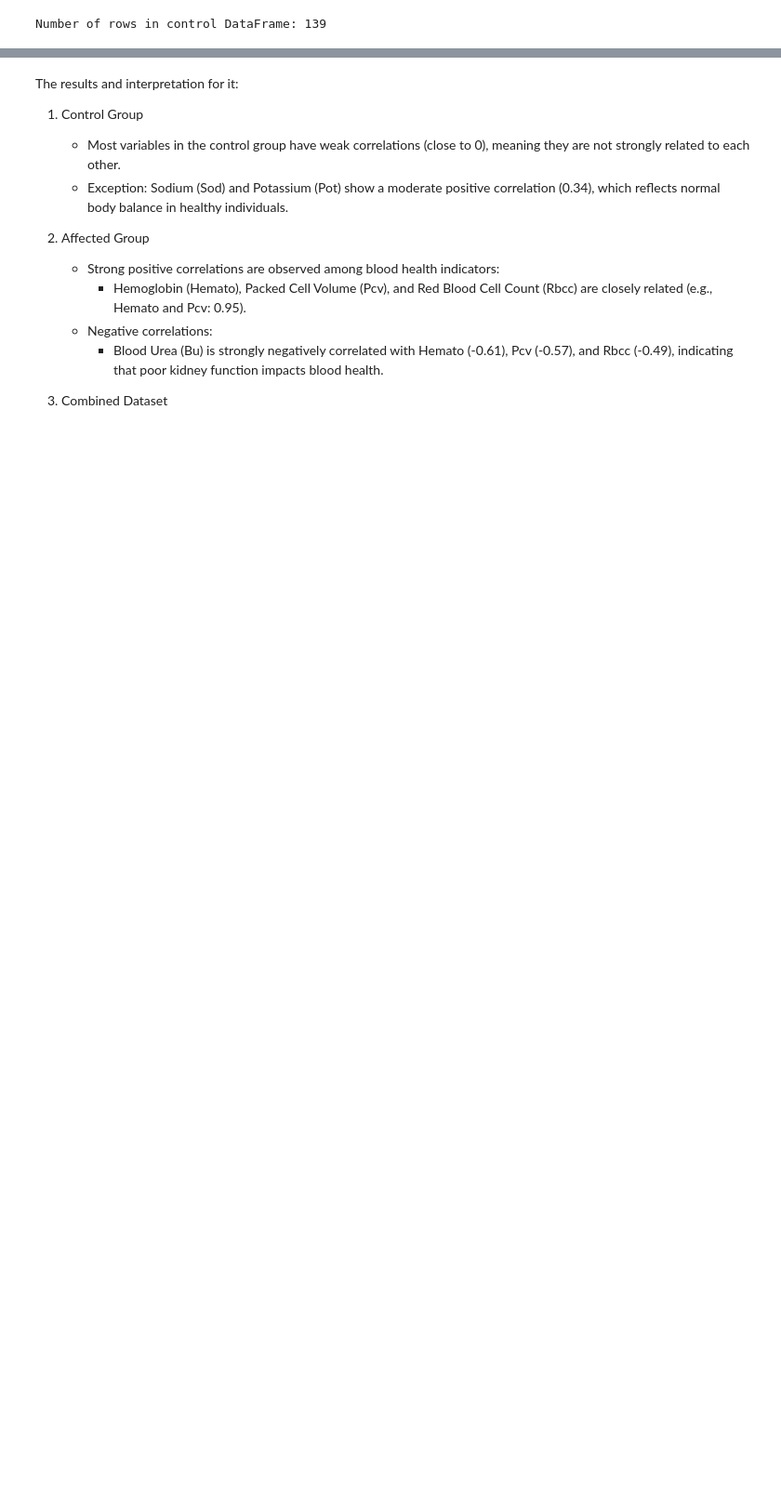
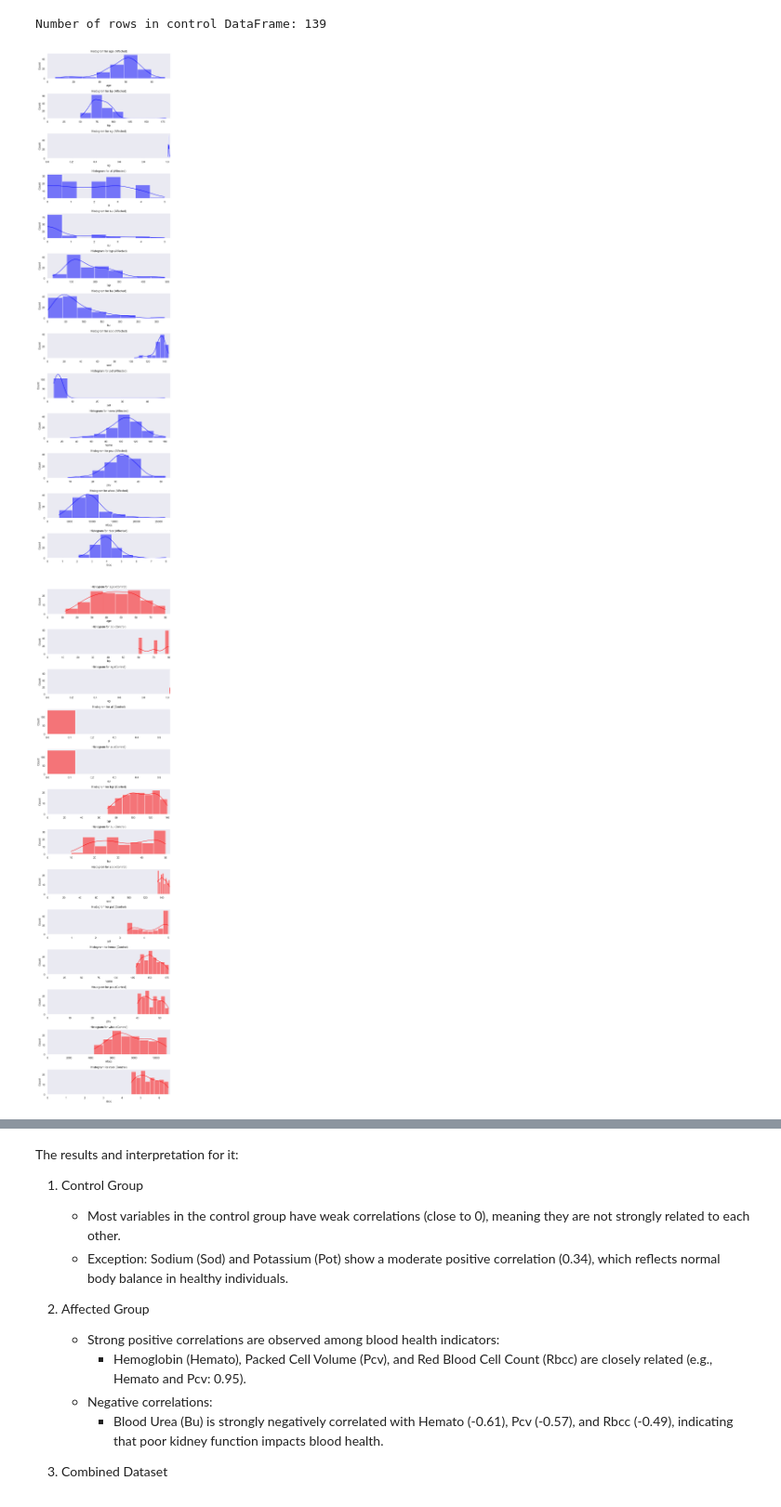
Before and after one commit to Islake/KoneOppiminen, a Jupyter notebook: tasks/DataPreprocessing.ipynb, the cells around one changed output, grey strips where cells are left out. Shown at 93% size. Drawn from its saved outputs; the diff is of its cells as text; code cells hidden in the pictures; blank space fills up the shorter version.

Commit message:
Histograms

```diff
--- a/tasks/DataPreprocessing.ipynb
+++ b/tasks/DataPreprocessing.ipynb
@@ -131,3 +131,38 @@ Control Individuals DataFrame:
 | 137 | 17.0 | 60.0 | 1.025 | 0.0 | 0.0 | 114.0 | 50.0 | 135.0 | 4.9 | 142.0 | 51.0 | ... |
 | 138 | 58.0 | 80.0 | 1.025 | 0.0 | 0.0 | 131.0 | 18.0 | 141.0 | 3.5 | 158.0 | 53.0 | ... |
 Number of rows in control DataFrame: 139
+# %%
+sns.set(style="dark")
+
+# Creates a list of columns from the DataFrame that are ether integers or floats. (Affected)
+affected_numerical_columns = affected_df.select_dtypes(include=['float64', 'int64']).columns
+
+# Create subplots for the histogram
+fig, axes = plt.subplots(len(affected_numerical_columns), 1, figsize=(8,30))
+
+# Creates the histogram
+for index, column in enumerate(affected_numerical_columns):
+    sns.histplot(affected_df[column].dropna(), kde=True, ax=axes[index], bins=8, color="blue")
+    axes[index].set_title(f'Histogram for {column} (Affected)')
+    axes[index].set_xlim(left=0)
+
+plt.tight_layout()
+plt.show()
+
+# Creates a list of columns from the DataFrame that are ether integers or floats. (Control)
+control_numerical_columns = control_df.select_dtypes(include=['float64', 'int64']).columns
+
+# Create subplots for histograms
+fig, axes = plt.subplots(len(control_numerical_columns), 1, figsize=(8, 30))
+
+# Creates the histogram
+for index, column in enumerate(control_numerical_columns):
+    sns.histplot(control_df[column].dropna(), kde=True, ax=axes[index], bins=8, color='red')
+    axes[index].set_title(f'Histogram for {column} (Control)')
+    axes[index].set_xlim(left=0)
+
+plt.tight_layout()
+plt.show()
+# %% [output]
+[figure, added]
+[figure, added]
```
Also changed, not shown: parts of 2 cells of this notebook.
